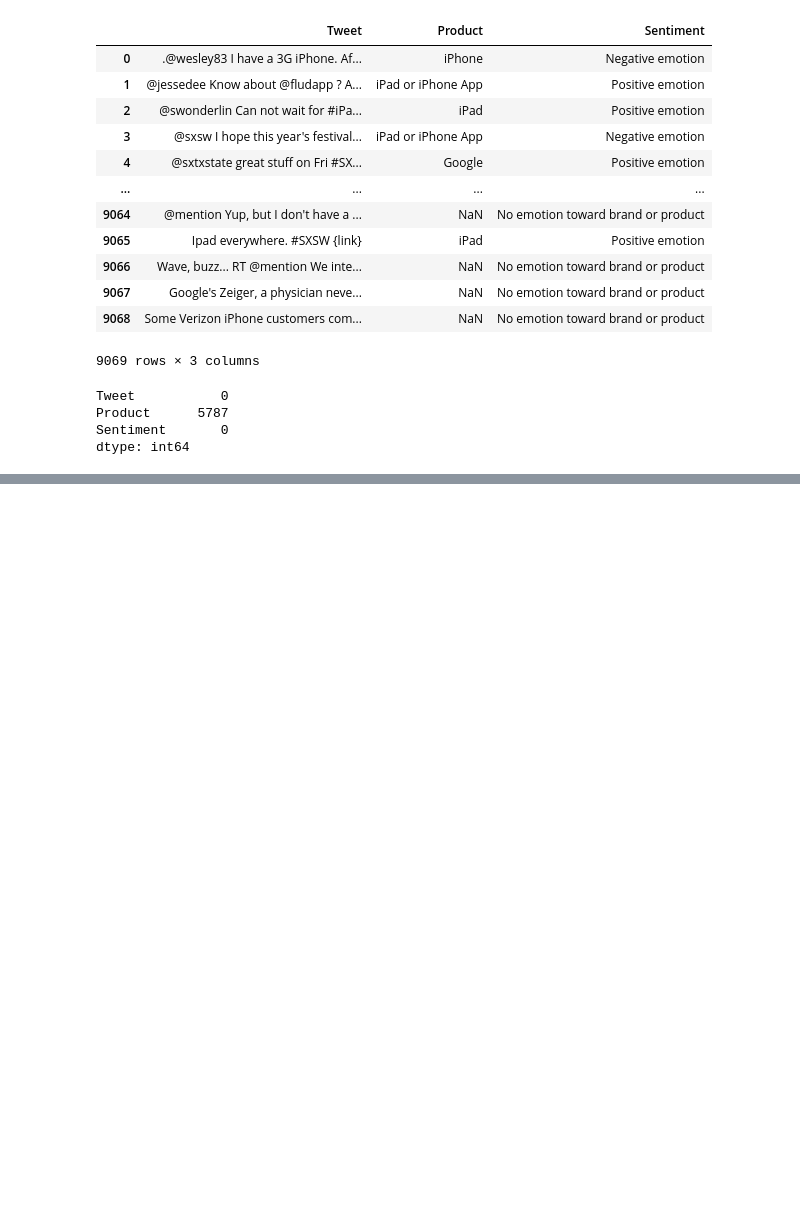
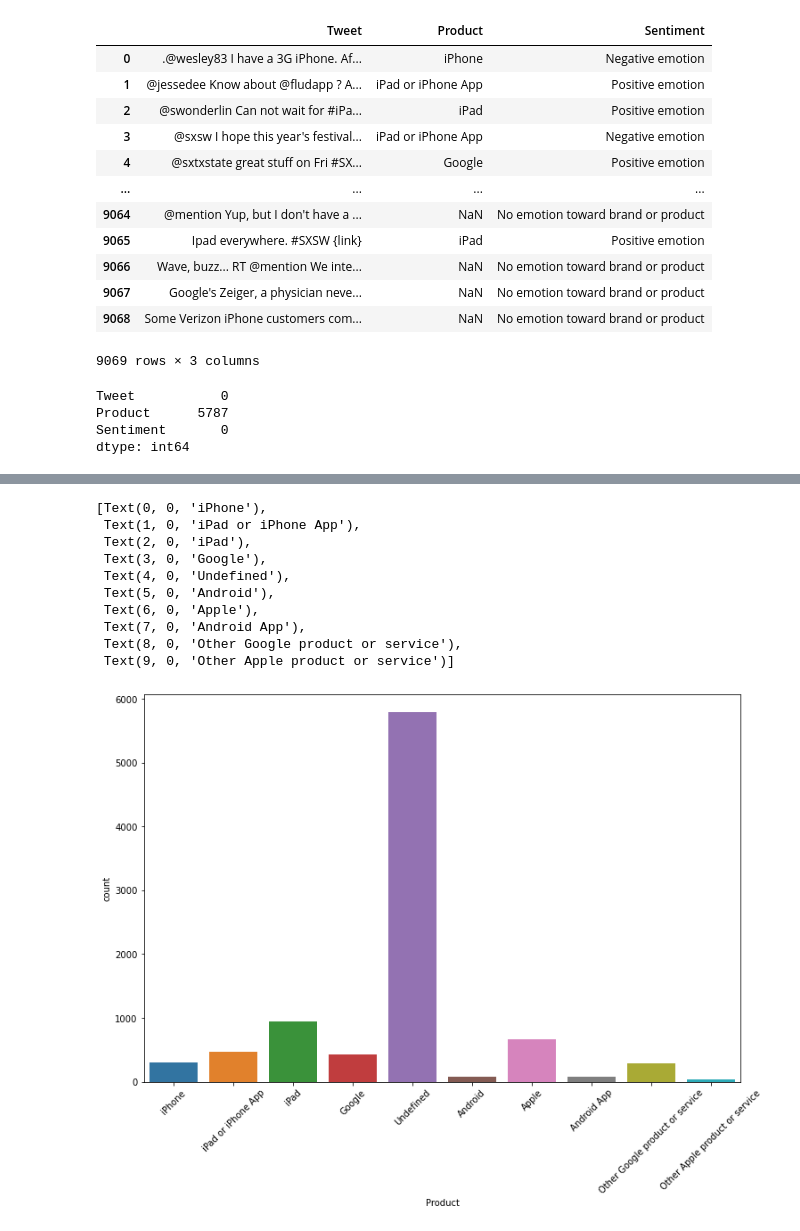
Before and after one commit to ElyLin/SentimentAnalysisProject, a Jupyter notebook: notebooks/Dave/EDA-Dave.ipynb, the cells around one changed output, grey strips where cells are left out. Drawn from its saved outputs; the diff is of its cells as text; code cells hidden in the pictures; blank space fills up the shorter version.

```diff
--- a/notebooks/Dave/EDA-Dave.ipynb
+++ b/notebooks/Dave/EDA-Dave.ipynb
@@ -151,0 +266,16 @@ dtype: int64
+# %%
+fig, ax = plt.subplots(figsize=(12,8))
+sns.countplot(data = df, x="Product")
+ax.set_xticklabels(ax.get_xticklabels(), rotation= 45)
+# %% [output]
+[Text(0, 0, 'iPhone'),
+ Text(1, 0, 'iPad or iPhone App'),
+ Text(2, 0, 'iPad'),
+ Text(3, 0, 'Google'),
+ Text(4, 0, 'Undefined'),
+ Text(5, 0, 'Android'),
+ Text(6, 0, 'Apple'),
+ Text(7, 0, 'Android App'),
+ Text(8, 0, 'Other Google product or service'),
+ Text(9, 0, 'Other Apple product or service')]
+[figure, added]
```
Also changed, not shown: parts of 34 cells of this notebook.
